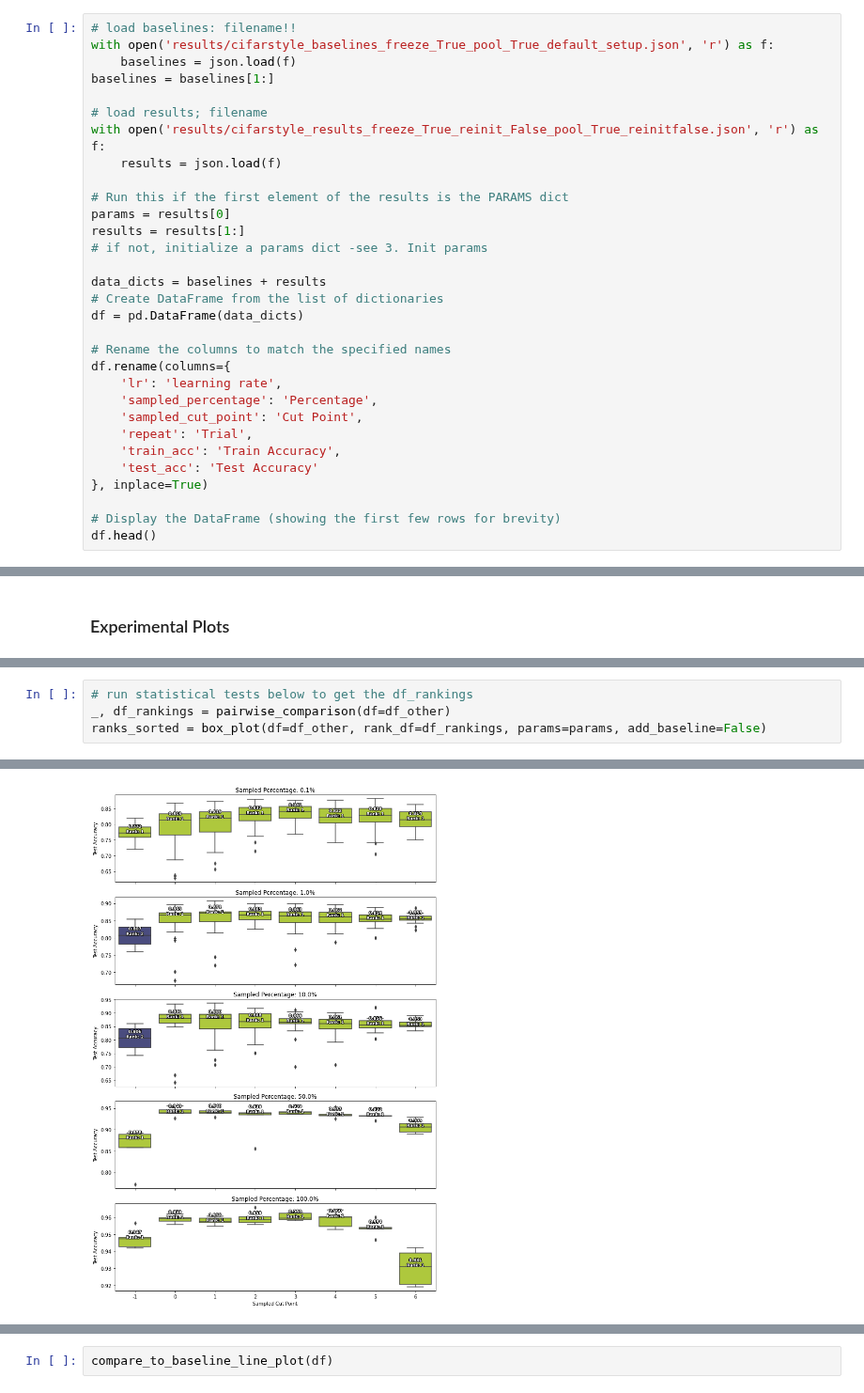
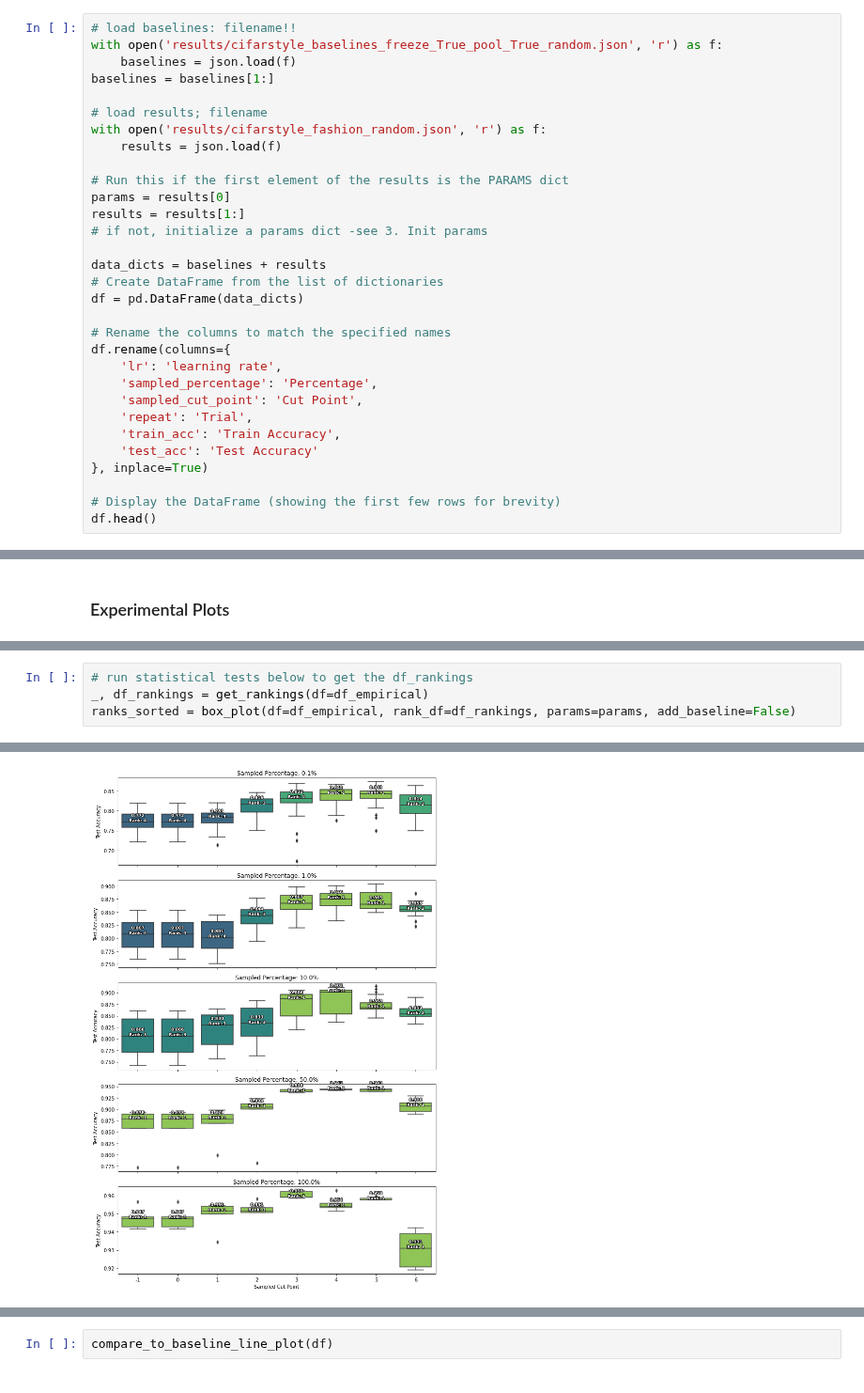
Before and after one commit to tusharmanekar/mp-tl-study, a Jupyter notebook: FashionMNIST/visualizations.ipynb, the cells around one changed output, grey strips where cells are left out. Shown at 94% size. Drawn from its saved outputs; the diff is of its cells as text.

```diff
--- a/FashionMNIST/visualizations.ipynb
+++ b/FashionMNIST/visualizations.ipynb
@@ -8,12 +8,12 @@ from functions.visualization_utils import *
 ## Load Data
 # %%
 # load baselines: filename!!
-with open('results/cifarstyle_baselines_freeze_True_pool_True_default_setup.json', 'r') as f:
+with open('results/cifarstyle_baselines_freeze_True_pool_True_random.json', 'r') as f:
     baselines = json.load(f)
 baselines = baselines[1:]
 
 # load results; filename
-with open('results/cifarstyle_results_freeze_True_reinit_False_pool_True_reinitfalse.json', 'r') as f:
+with open('results/cifarstyle_fashion_random.json', 'r') as f:
     results = json.load(f)
 
 # Run this if the first element of the results is the PARAMS dict
@@ -330,5 +93,5 @@ Index: []
 # %%
 # run statistical tests below to get the df_rankings
-_, df_rankings = pairwise_comparison(df=df_other)
-ranks_sorted = box_plot(df=df_other, rank_df=df_rankings, params=params, add_baseline=False)
+_, df_rankings = get_rankings(df=df_empirical)
+ranks_sorted = box_plot(df=df_empirical, rank_df=df_rankings, params=params, add_baseline=False)
 # %% [output]
@@ -369,3 +99,3 @@ Freeze = True, Reinitialize = False, Pooling = True, Learning rate = 0.001
-[figure, old version]
+[figure, new version]
 # %%
 # run statistical tests below to get the df_rankings
```
Also changed, not shown: parts of 18 cells of this notebook, 47 other files.
